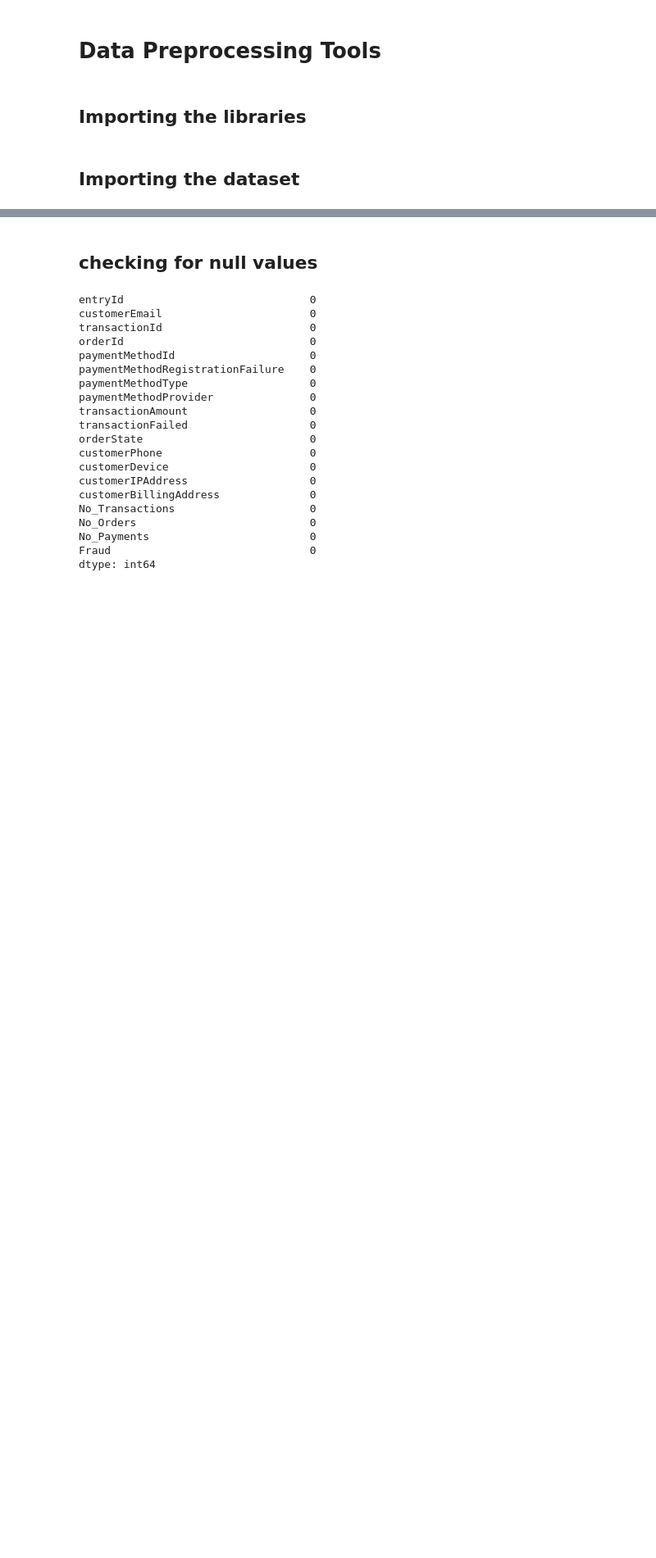
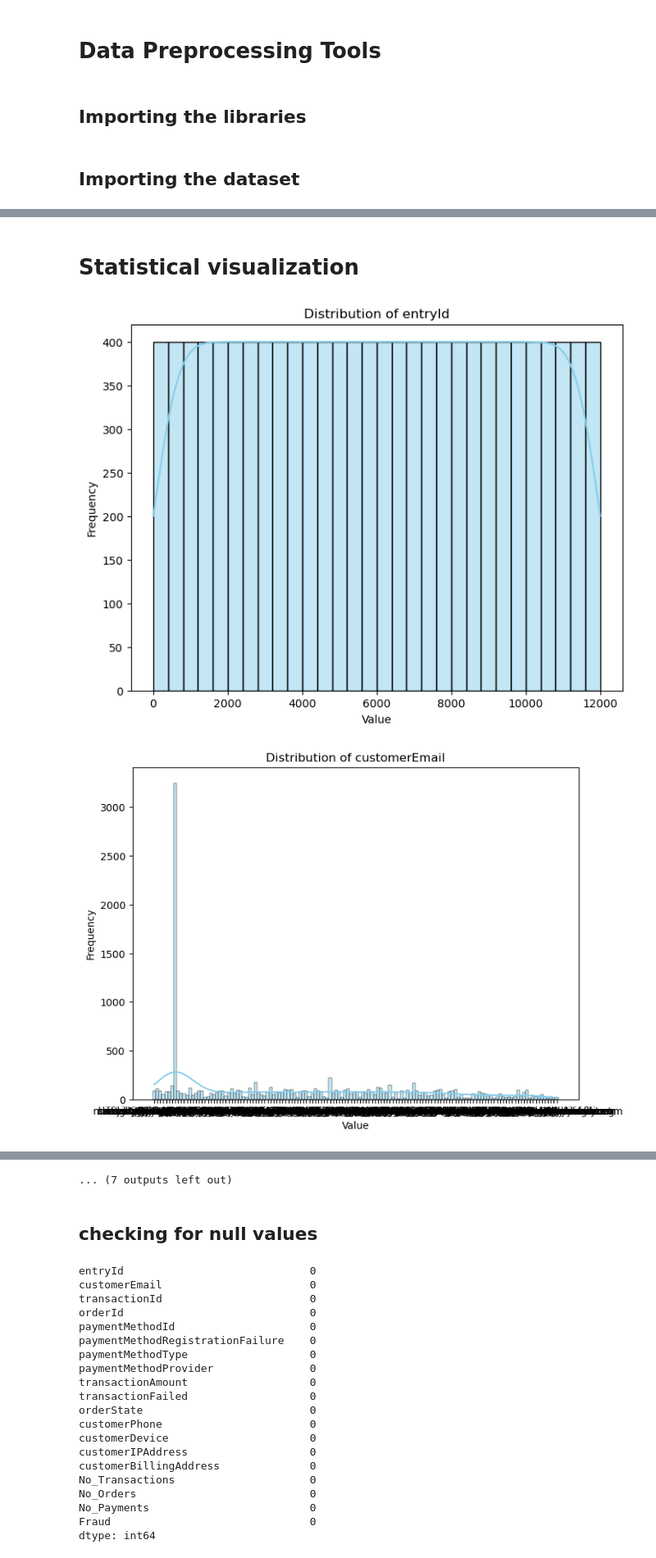
Before and after one commit to abhdhar-1618/Python, a Jupyter notebook: Own/ML Model Files/[random_forest_WIP].ipynb, the cells around one changed output, grey strips where cells are left out. Shown at 82% size. Drawn from its saved outputs; the diff is of its cells as text; code cells hidden in the pictures; blank space fills up the shorter version.

Commit message:
own random forest project updated and SQ data project started

```diff
--- a/Own/ML Model Files/[random_forest_WIP].ipynb
+++ b/Own/ML Model Files/[random_forest_WIP].ipynb
@@ -14,0 +33,26 @@ y = dataset.iloc[:, -1].values
+# %%
+normality_results = []
+
+# Iterate over each column in the DataFrame
+for column in dataset.columns:
+    # Attempt to convert the data in the column to numeric type
+    try:
+        numeric_data = pd.to_numeric(dataset[column])
+        # Perform Shapiro-Wilk test on the numeric data
+        stat, p = shapiro(numeric_data)
+
+        # Check if the p-value is less than 0.05 (common significance level)
+        if p > 0.05:
+            result = "Normally Distributed"
+        else:
+            result = "Not Normally Distributed"
+
+        # Append the result to the list
+        normality_results.append((column, result))
+    except ValueError:
+        # Skip columns that cannot be converted to numeric type
+        continue
+
+# Convert the list of results into a DataFrame for easy viewing
+normality_df = pd.DataFrame(normality_results, columns=["Column", "Normality"])
+print(normality_df)
@@ -14,0 +69,24 @@ y = dataset.iloc[:, -1].values
+# %% [markdown]
+# Statistical visualization
+# %%
+# Iterate over each column in the dataset
+for column in dataset.columns:
+    # Create a figure and axis
+    fig, ax = plt.subplots(figsize=(8, 6))
+
+    # Plot a histogram for the column
+    sns.histplot(data=dataset[column], kde=True, ax=ax, color='skyblue', bins=30)
+
+    # Alternatively, plot a KDE plot
+    # sns.kdeplot(data=dataset[column], ax=ax, color='skyblue')
+
+    # Set title and labels
+    ax.set_title(f'Distribution of {column}')
+    ax.set_xlabel('Value')
+    ax.set_ylabel('Frequency')
+
+    # Show plot
+    plt.show()
+# %% [output]
+[figure, added]
+[figure, added]
@@ -15,3 +103,4 @@ y = dataset.iloc[:, -1].values
+... (7 outputs left out)
 # %% [markdown]
 ## checking for null values
 # %%
```
Also changed, not shown: parts of 10 cells of this notebook, 2 other files.
